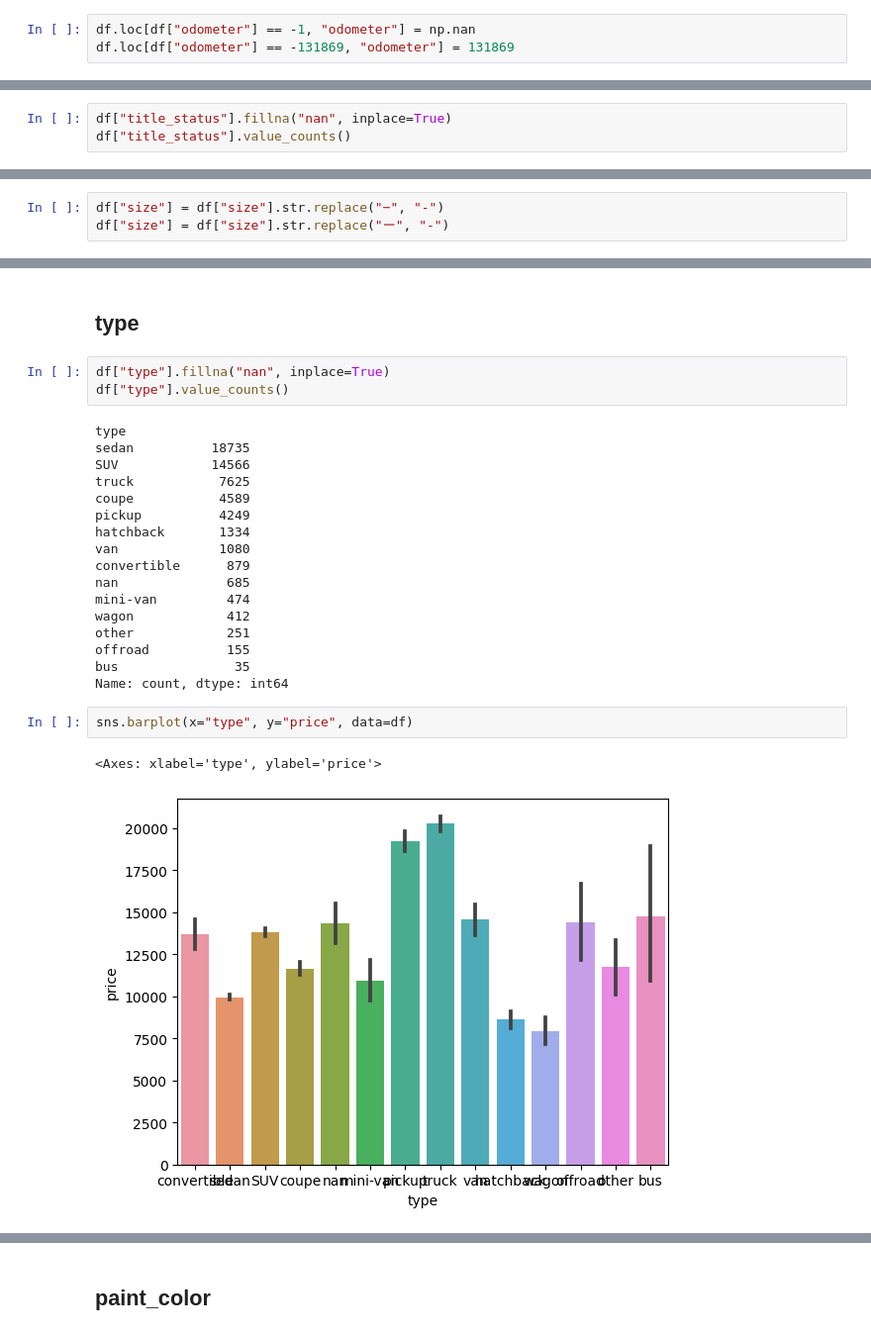
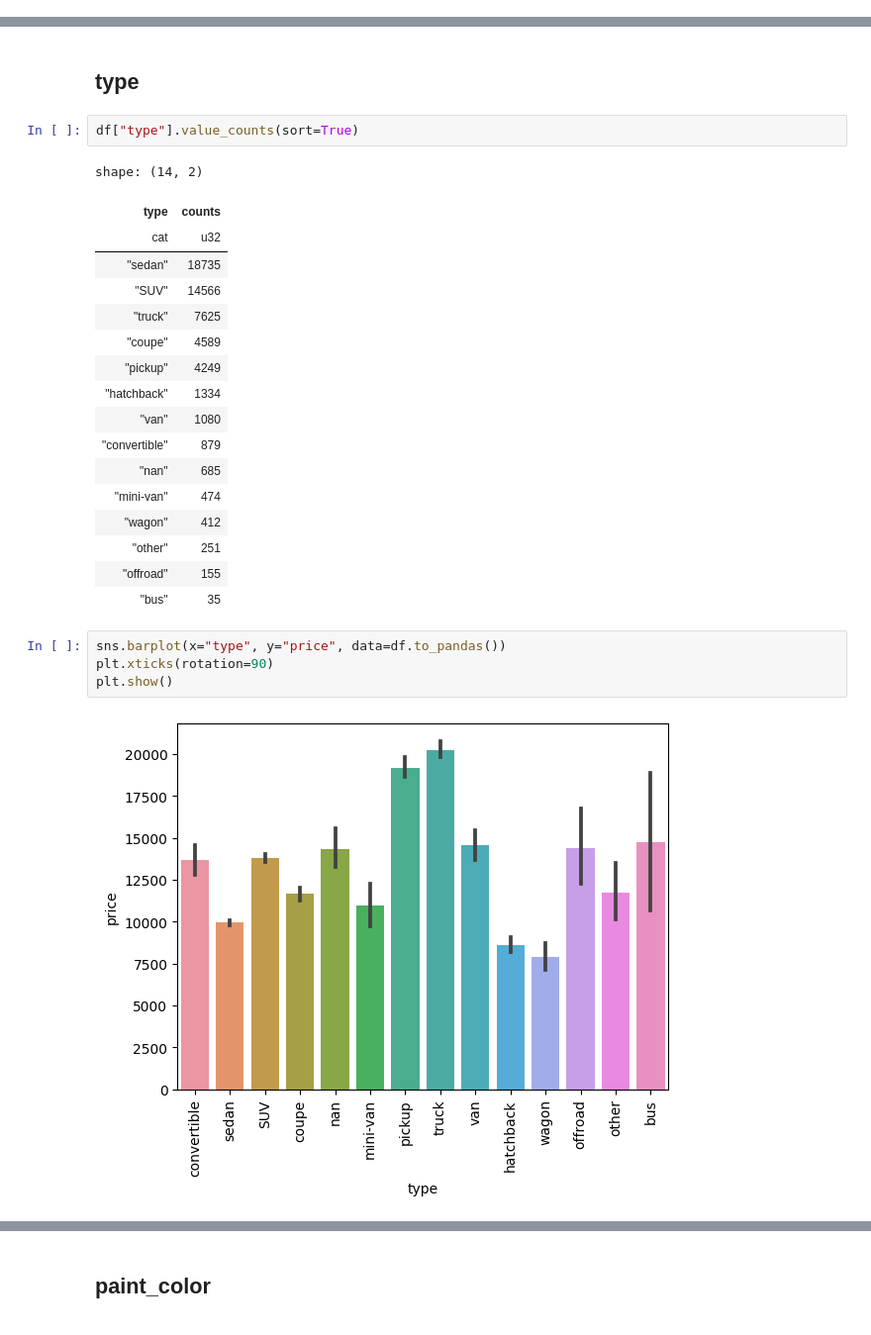
Before and after one commit to tkser/signate_scup2023, a Jupyter notebook: work/eda.ipynb, the cells around one changed output, grey strips where cells are left out. Shown at 99% size. Drawn from its saved outputs; the diff is of its cells as text.

```diff
--- a/work/eda.ipynb
+++ b/work/eda.ipynb
@@ -261,8 +230,5 @@ sns.barplot(x="fuel", y="price", data=df)
 # %% [markdown]
 # odometer
-# %%
-df.loc[df["odometer"] == -1, "odometer"] = np.nan
-df.loc[df["odometer"] == -131869, "odometer"] = 131869
 # %%
 df["odometer"].describe()
 # %% [output]
@@ -283,5 +252,2 @@ sns.histplot(df["odometer"], kde=True)
 # %% [markdown]
 ## title_status
-# %%
-df["title_status"].fillna("nan", inplace=True)
-df["title_status"].value_counts()
@@ -332,9 +325,6 @@ sns.barplot(x="drive", y="price", data=df)
 [figure]
 # %% [markdown]
 ## size
-# %%
-df["size"] = df["size"].str.replace("−", "-")
-df["size"] = df["size"].str.replace("ー", "-")
 # %%
 df["size"].value_counts()
 # %% [output]
@@ -347,27 +343,28 @@ Name: count, dtype: int64
 # %% [markdown]
 ## type
-# %%
-df["type"].fillna("nan", inplace=True)
-df["type"].value_counts()
-# %% [output]
-type
-sedan          18735
-SUV            14566
-truck           7625
-coupe           4589
-pickup          4249
-hatchback       1334
-van             1080
-convertible      879
-nan              685
-mini-van         474
-wagon            412
-other            251
-offroad          155
-bus               35
-Name: count, dtype: int64
+# %%
+df["type"].value_counts(sort=True)
+# %% [output]
+shape: (14, 2)
+| type | counts |
+| cat | u32 |
+| "sedan" | 18735 |
+| "SUV" | 14566 |
+| "truck" | 7625 |
+| "coupe" | 4589 |
+| "pickup" | 4249 |
+| "hatchback" | 1334 |
+| "van" | 1080 |
+| "convertible" | 879 |
+| "nan" | 685 |
+| "mini-van" | 474 |
+| "wagon" | 412 |
+| "other" | 251 |
+| "offroad" | 155 |
+| "bus" | 35 |
 # %%
-sns.barplot(x="type", y="price", data=df)
+sns.barplot(x="type", y="price", data=df.to_pandas())
+plt.xticks(rotation=90)
+plt.show()
 # %% [output]
-<Axes: xlabel='type', ylabel='price'>
-[figure, old version]
+[figure, new version]
```
Also changed, not shown: parts of 44 cells of this notebook.
